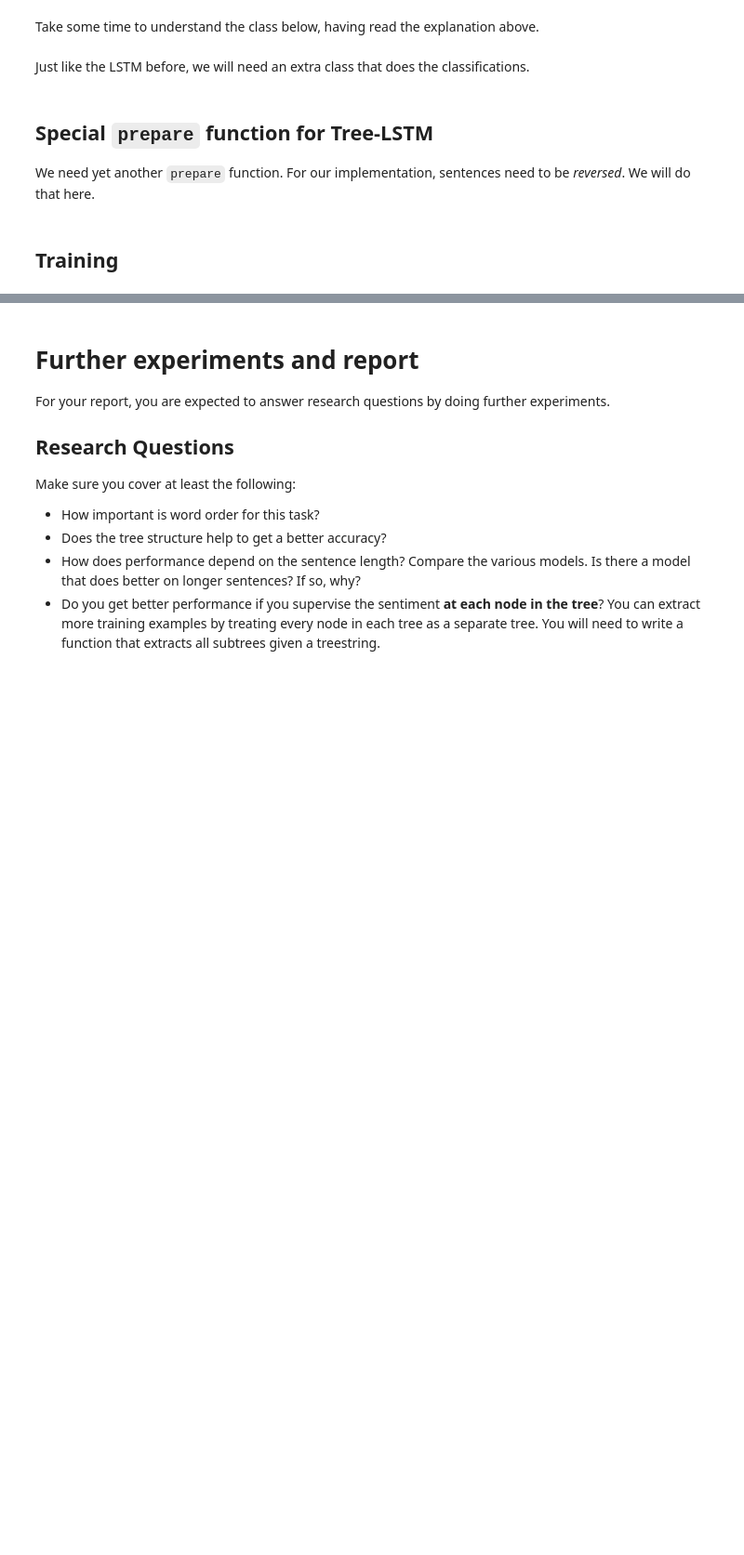
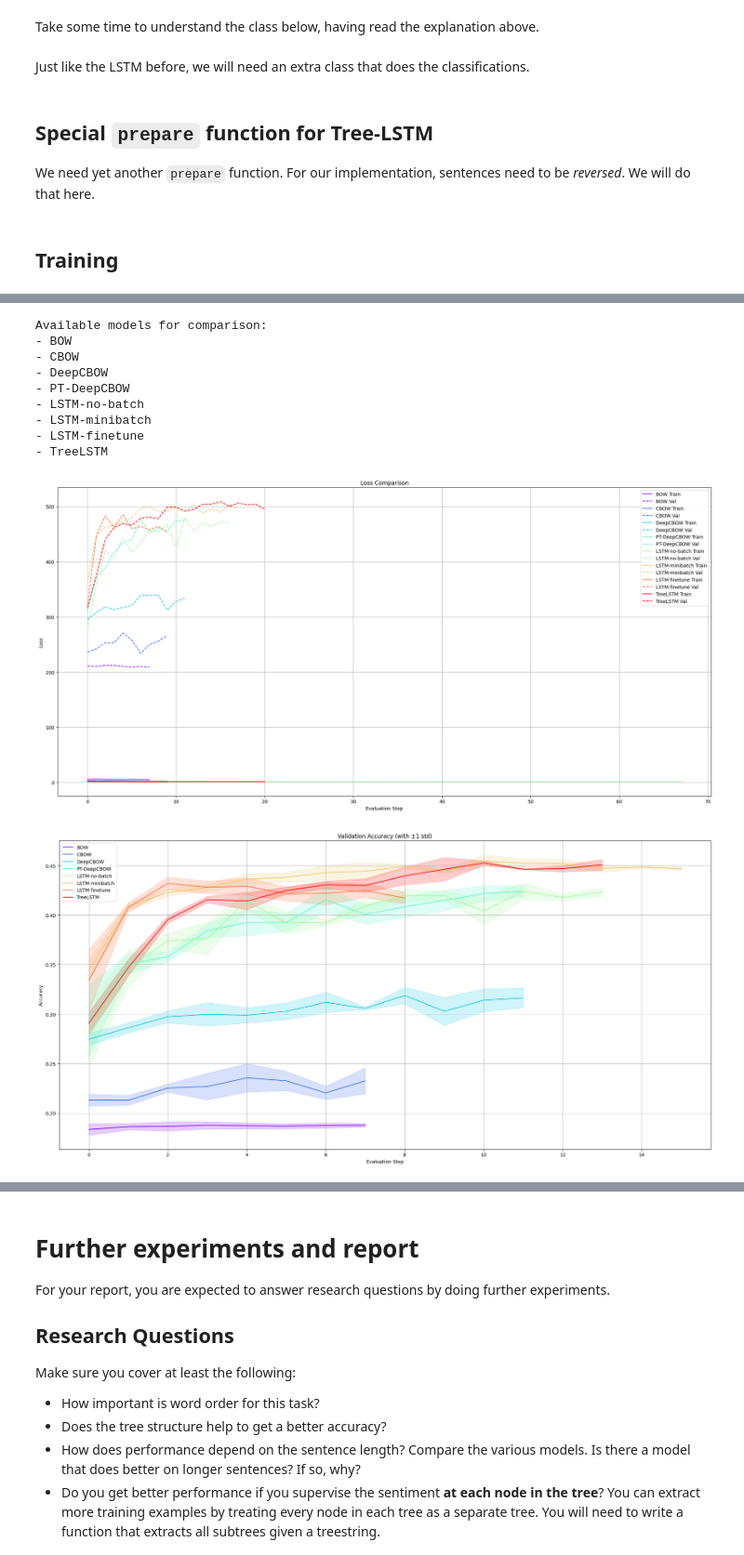
Before and after one commit to Jmqcooper1/nlp1, a Jupyter notebook: NLP1_2024_Practical_2_(student_version).ipynb, the cells around one changed output, grey strips where cells are left out. Shown at 93% size. Drawn from its saved outputs; the diff is of its cells as text; code cells hidden in the pictures; blank space fills up the shorter version.

```diff
--- a/NLP1_2024_Practical_2_(student_version).ipynb
+++ b/NLP1_2024_Practical_2_(student_version).ipynb
@@ -682,7 +685,12 @@ def train_model(model, optimizer,
                 x, targets = prep_fn(batch, model.vocab)
 
                 # Move to GPU if available
-                x = x.to(next(model.parameters()).device)
+                if isinstance(x, tuple):
+                    words, transitions = x
+                    words = words.to(next(model.parameters()).device)
+                    x = (words, transitions)  # Reconstruct tuple with device-moved words
+                else:
+                    x = x.to(next(model.parameters()).device)
                 targets = targets.to(next(model.parameters()).device)
 
                 logits = model(x)
@@ -1040,7 +1082,7 @@ def plot_smoothed_comparison(training_stats_list, model_names, window=5):
 # If everything is in place we can now train our first model!
 bow_args = {
     'vocab_size': len(v.w2i),
-    'num_classes': 5,
+    'embedding_dim': 5,
     'vocab': v
 }
 
@@ -2455,6 +2536,7 @@ def prepare_treelstm_minibatch(mb, vocab):
 # %% [markdown]
 ## Training
 # %%
+# Define args for TreeLSTM
 tree_lstm_args = {
     'vocab_size': len(v.w2i),
     'embedding_dim': 300,
@@ -2463,15 +2545,16 @@ tree_lstm_args = {
     'vocab': v
 }
 
+# Train TreeLSTM using the same parameters as original
 tree_lstm_training_stats = train_with_multiple_seeds(
     model_class=TreeLSTMClassifier,
     model_args=tree_lstm_args,
     seeds=[42, 123, 456],
     pretrained_vectors=vectors,
-    freeze_embeddings=True,  # Frozen embeddings
+    freeze_embeddings=True,
     num_iterations=30000,
-    print_every=500,
-    eval_every=500,
+    print_every=250,
+    eval_every=250,
     batch_size=25,
     eval_batch_size=25,
     patience=5,
@@ -2480,6 +2563,6 @@ tree_lstm_training_stats = train_with_multiple_seeds(
     accumulation_steps=4,
     checkpoint_every=1000,
     batch_fn=get_minibatch,
-    prep_fn=prepare_treelstm_minibatch,  # Special prep function for TreeLSTM
+    prep_fn=prepare_treelstm_minibatch,
     eval_fn=evaluate
 )
@@ -2486,17 +2590,44 @@ tree_lstm_training_stats = train_with_multiple_seeds(
 # %%
-# plot
-models_comparison = {
-    'BOW': bow_training_stats,
-    'CBOW': cbow_training_stats,
-    'DeepCBOW': deepcbow_training_stats,
-    'PT-DeepCBOW': pt_deep_cbow_training_stats,
-    'LSTM-no-batch': lstm_no_batch_training_stats,
-    'LSTM-minibatch': lstm_training_stats,
-    'LSTM-finetune': lstm_finetune_training_stats,
-    'TreeLSTM': tree_lstm_training_stats
-}
+models_comparison = {}
 
-plot_model_comparison(
-    training_stats_list=list(models_comparison.values()),
-    model_names=list(models_comparison.keys())
-)
+if 'bow_training_stats' in locals():
+    models_comparison['BOW'] = bow_training_stats
+if 'cbow_training_stats' in locals():
+    models_comparison['CBOW'] = cbow_training_stats
+if 'deepcbow_training_stats' in locals():
+    models_comparison['DeepCBOW'] = deepcbow_training_stats
+if 'pt_deep_cbow_training_stats' in locals():
+    models_comparison['PT-DeepCBOW'] = pt_deep_cbow_training_stats
+if 'lstm_no_batch_training_stats' in locals():
+    models_comparison['LSTM-no-batch'] = lstm_no_batch_training_stats
+if 'lstm_training_stats' in locals():
+    models_comparison['LSTM-minibatch'] = lstm_training_stats
+if 'lstm_finetune_training_stats' in locals():
+    models_comparison['LSTM-finetune'] = lstm_finetune_training_stats
+if 'tree_lstm_training_stats' in locals():
+    models_comparison['TreeLSTM'] = tree_lstm_training_stats
+
+print("Available models for comparison:")
+for model_name in models_comparison.keys():
+    print(f"- {model_name}")
+
+if models_comparison:
+    plot_model_comparison(
+        training_stats_list=list(models_comparison.values()),
+        model_names=list(models_comparison.keys()),
+        figsize_single=(20, 10)
+    )
+else:
+    print("No model statistics available for plotting")
+# %% [output]
+Available models for comparison:
+- BOW
+- CBOW
+- DeepCBOW
+- PT-DeepCBOW
+- LSTM-no-batch
+- LSTM-minibatch
+- LSTM-finetune
+- TreeLSTM
+[figure, added]
+[figure, added]
```
Also changed, not shown: parts of 22 cells of this notebook.
